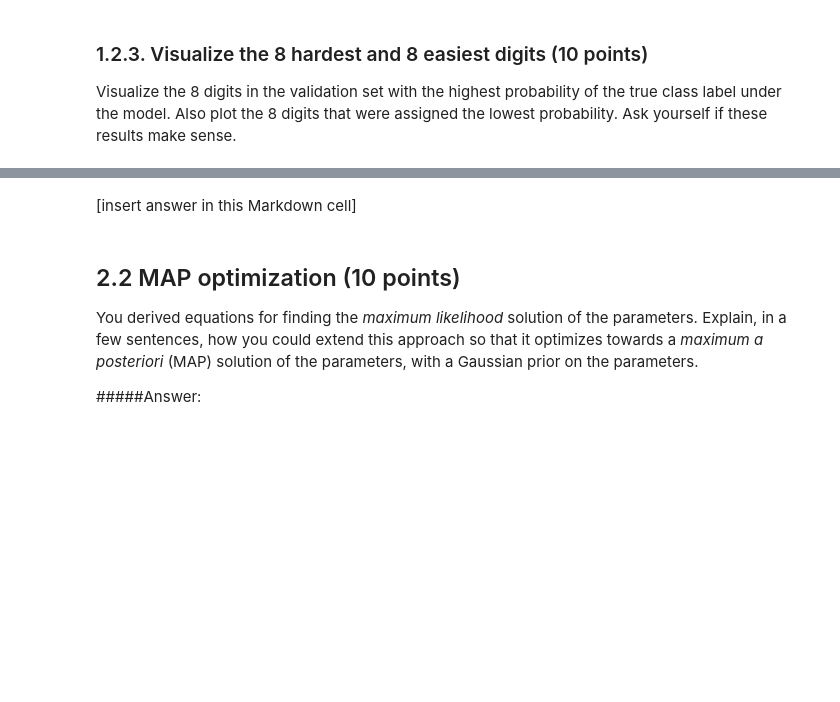
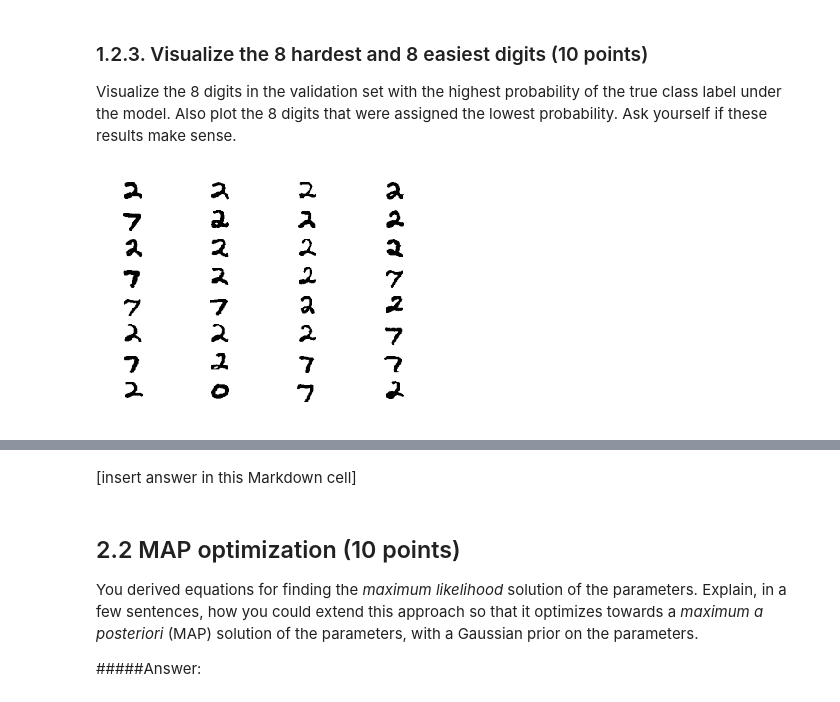
Before and after one commit to bogdanteleaga/ML1, a Jupyter notebook: lab2/lab02_Keijzer_Teleaga.ipynb, the cells around one changed output, grey strips where cells are left out. Saved outputs shown, nothing was run; the diff lists cells and outputs as text; code cells hidden in the pictures; blank space fills up the shorter version.

```diff
--- a/lab2/lab02_Keijzer_Teleaga.ipynb
+++ b/lab2/lab02_Keijzer_Teleaga.ipynb
@@ -235,6 +286,11 @@ Visualize the resulting parameters $\bW$ after a few iterations through the trai
 Visualize the 8 digits in the validation set with the highest probability of the true class label under the model.
 Also plot the 8 digits that were assigned the lowest probability.
 Ask yourself if these results make sense.
+# %%
+idx = [x[0] for x in best_train[:32]]
+plot_digits(x_train[idx], numcols=4)
+# %% [output]
+[figure, added]
 # %% [markdown]
 # Part 2. Multilayer perceptron
 
```
Also changed, not shown: parts of 15 cells of this notebook.
